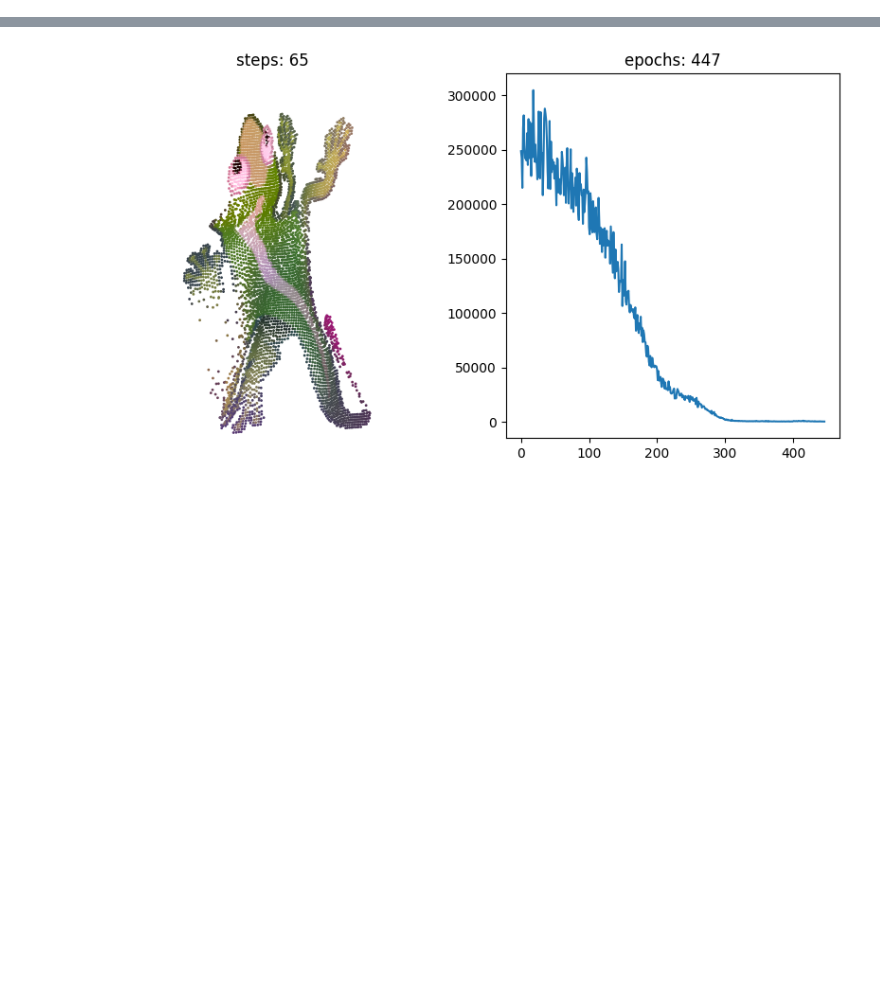
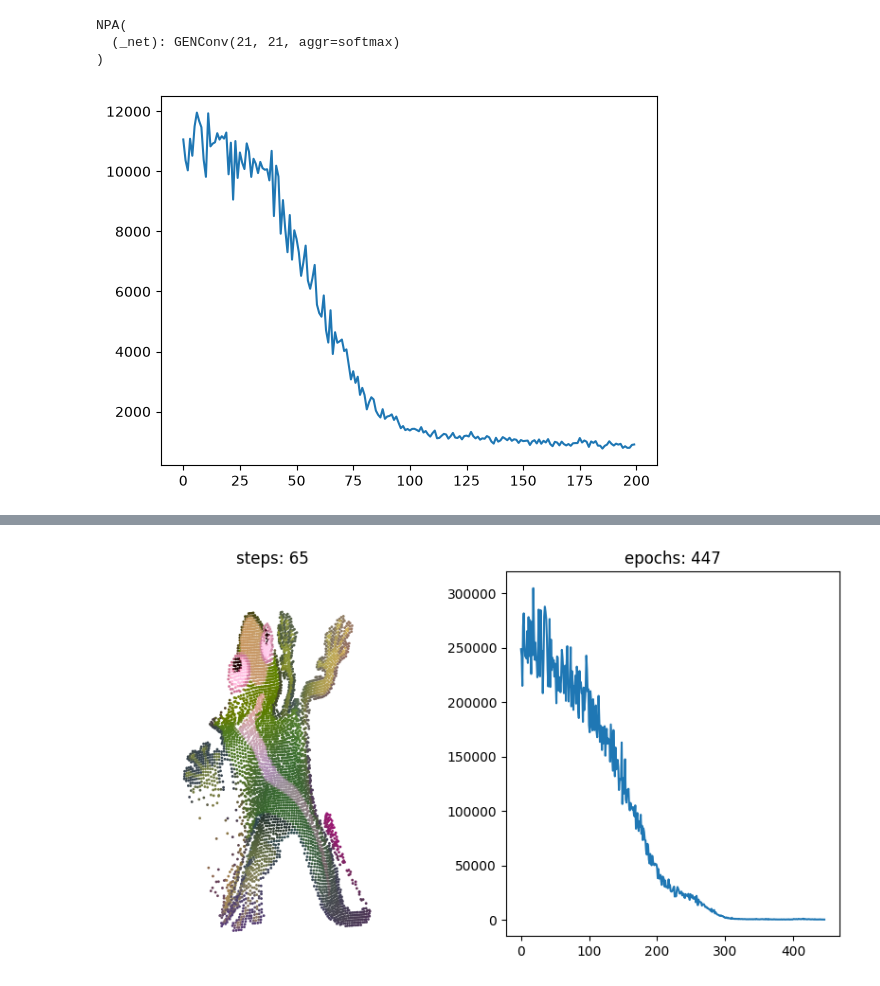
Before and after one commit to craigfouts/automata, a Jupyter notebook: notebooks/sandbox.ipynb, the cells around one changed output, grey strips where cells are left out. Drawn from its saved outputs; the diff is of its cells as text; code cells hidden in the pictures; blank space fills up the shorter version.

```diff
--- a/notebooks/sandbox.ipynb
+++ b/notebooks/sandbox.ipynb
@@ -26,0 +46,51 @@ show_particles(seed, target)
+# %%
+class NPA(nn.Module):
+    @attrmethod
+    def __init__(self, n_layers=4, hood=9, optim='sgd', **kwargs):
+        super().__init__(**kwargs)
+
+    def _build(self, x, learn_rate=1e-2):
+        self.in_channels = x.shape[1]
+        self._net = gnn.conv.GENConv(self.in_channels, 128, num_layers=self.n_layers)
+        # self._out_net = gnn.conv.GENConv(128, self.in_channels, num_layers=self.n_layers)
+        self._optim = OPTIMS[self.optim.lower()](self.parameters(), learn_rate)
+        self.log_ = []
+        self.train()
+
+    def _step(self, x, n_steps=1, dt=1e-4, loss_fn=transport_loss):
+        x_ = self(x.clone(), n_steps, dt)
+        (loss := loss_fn(x_[:, :5], y)).backward()
+        self._optim.step()
+        self._optim.zero_grad()
+
+        return loss.item()
+
+    def forward(self, x, n_steps=1, dt=1e-4):
+        for _ in range(n_steps):
+            edges = knn(x[:, :2], self.hood)
+            x += dt*self._net(x, edges)
+
+        return x
+
+    @buildmethod
+    def fit(self, x, y, n_epochs=200, min_steps=32, max_steps=64, learn_rate=1e-3, loss_fn=transport_loss, verbosity=1, **kwargs):
+        step_n = min_steps + 1
+
+        for _ in tqdm(range(n_epochs)) if verbosity == 1 else range(n_epochs):
+            n_steps = torch.randint(min_steps, step_n, (1,)).item()
+            self.log_.append(self._step(x, n_steps, **kwargs))
+            step_n += (max_steps - min_steps)//n_epochs
+
+        return self
+
+model = NPA()
+model.fit(x, y)
+# %% [output]
+NPA(
+  (_net): GENConv(21, 21, aggr=softmax)
+)
+# %%
+plt.plot(range(len(model.log_)), model.log_)
+plt.show()
+# %% [output]
+[figure, added]
```
Also changed, not shown: parts of 5 cells of this notebook, 20 other files.
